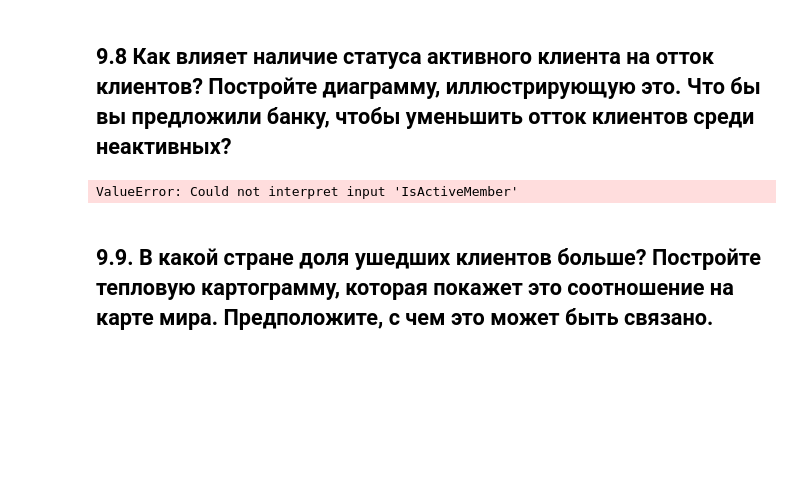
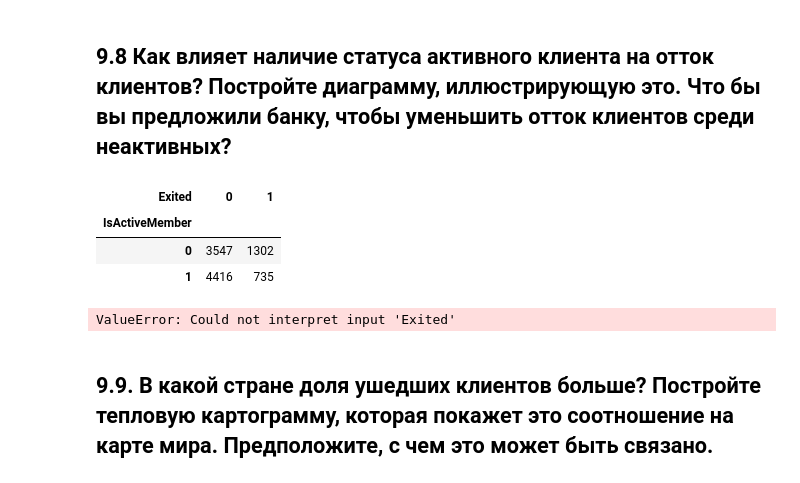
Before and after one commit to Alevtina529/SF_ds, a Jupyter notebook: PY 13 Визуализация/Закрепление PY13.ipynb, the cells around one changed output. Cells and saved outputs as stored; diff of their text form; code cells hidden in the pictures; blank space fills up the shorter version.

```diff
--- a/PY 13 Визуализация/Закрепление PY13.ipynb
+++ b/PY 13 Визуализация/Закрепление PY13.ipynb
@@ -208,21 +208,29 @@ axes_7.grid()
 [figure]
 # %% [markdown]
 ## 9.8 Как влияет наличие статуса активного клиента на отток клиентов? Постройте диаграмму, иллюстрирующую это. Что бы вы предложили банку, чтобы уменьшить отток клиентов среди неактивных?
+# %%
+pivot_2 = ch_d.pivot_table(
+    'CustomerId',
+    index='IsActiveMember',
+    columns='Exited',
+    aggfunc='count'
+)
+display(pivot_2)
+# %% [output]
+| Exited | 0 | 1 |
+| IsActiveMember |  |  |
+| 0 | 3547 | 1302 |
+| 1 | 4416 | 735 |
 # %%
-pivot_2 = ch_d.pivot_table(
-    'CustomerId',
-    index='IsActiveMember',
-    columns='Exited',
-    aggfunc='count'
-)
-barplot2=sns.barplot(pivot_2, x='IsActiveMember', y='Exited')
 
-barplot2.set_title('влияние', fontsize=14);
-barplot2.set_xtable('jjdjdjdj', fontsize=14);
-barplot2.set_ytable('ckcjcjc', fontsize=14);
-barplot2.grid
+barplot=sns.barplot(data=pivot_2, x='IsActiveMember', y='Exited')
+
+barplot.set_title('влияние', fontsize=14);
+barplot.set_xtable('jjdjdjdj', fontsize=14);
+barplot.set_ytable('ckcjcjc', fontsize=14);
+barplot.grid()
 # %% [output]
-ValueError: Could not interpret input 'IsActiveMember'
+ValueError: Could not interpret input 'Exited'
 # %% [markdown]
 ## 9.9. В какой стране доля ушедших клиентов больше? Постройте тепловую картограмму, которая покажет это соотношение на карте мира. Предположите, с чем это может быть связано.
 # %%
```
Also changed, not shown: parts of 1 cell of this notebook.
